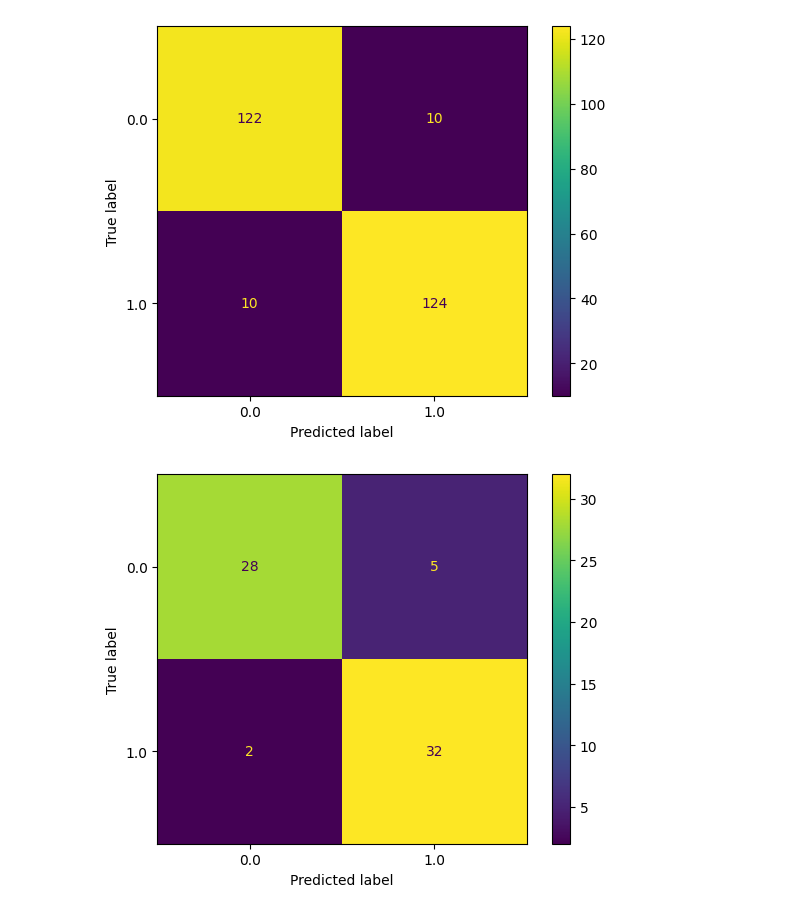
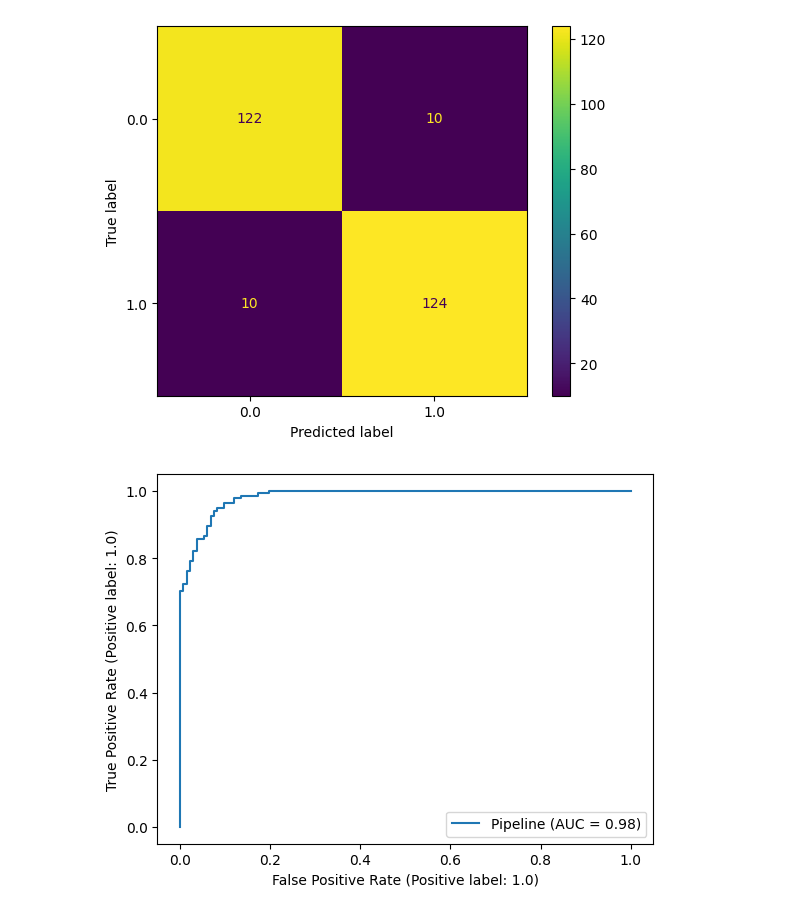
Before and after one commit to MikhailKuklin/mlflow_tracking_example, a Jupyter notebook: notebooks/exp_mlflow_server_custom.ipynb, the cells around one changed output. Drawn from its saved outputs; the diff is of its cells as text; code cells hidden in the pictures.

```diff
--- a/notebooks/exp_mlflow_server_custom.ipynb
+++ b/notebooks/exp_mlflow_server_custom.ipynb
@@ -100,9 +100,13 @@ def get_metrics_val(y_true, y_pred, y_pred_proba):
 
       return {'val-accuracy': acc, 'val-precision': prec, 'val-recall': recall, 'val-f1-score': f1_s}
 # %%
-def get_confusion_matrix(clf, X_val, y_val, name):
-      plot_confusion_matrix(clf, X_val, y_val)
+def get_confusion_matrix(clf, X, y, name):
+      plot_confusion_matrix(clf, X, y)
       plt.savefig(name)
+# %%
+def get_roc(clf, X, y, name):
+    metrics.plot_roc_curve(clf, X, y)
+    plt.savefig(name)
 # %%
 mlflow.set_experiment('penguins_log_reg_v9')
 
@@ -113,12 +117,15 @@ y_pred_train = predict(model, X_train)
 y_pred_proba_train = predict_prob(model, X_train)
 metrics_train = get_metrics_train(y_train, y_pred_train, y_pred_proba_train)
 confusion_matric_artifact = get_confusion_matrix(model, X_train, y_train, 'confusion_matrix_train.png')
+roc_artifact = get_roc(model, X_train, y_train, 'roc_train.png')
+
 
 # validation set
 y_pred = predict(model, X_val)
 y_pred_proba = predict_prob(model, X_val)
 metrics_val = get_metrics_val(y_val, y_pred, y_pred_proba)
 confusion_matric_artifact = get_confusion_matrix(model, X_val, y_val, 'confusion_matrix_val.png')
+roc_artifact = get_roc(model, X_val, y_val, 'roc_val.png')
 
 with mlflow.start_run():
 
@@ -136,2 +142,2 @@ with mlflow.start_run():
 [figure]
-[figure, old version]
+[figure, new version]
```
Also changed, not shown: parts of 1 cell of this notebook.
